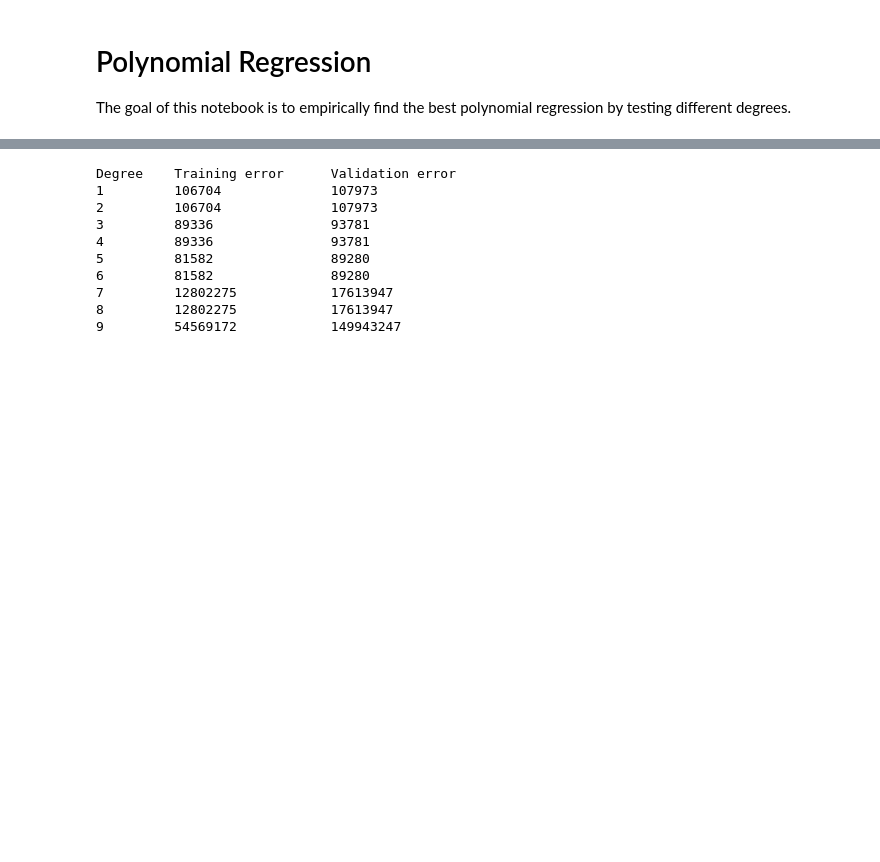
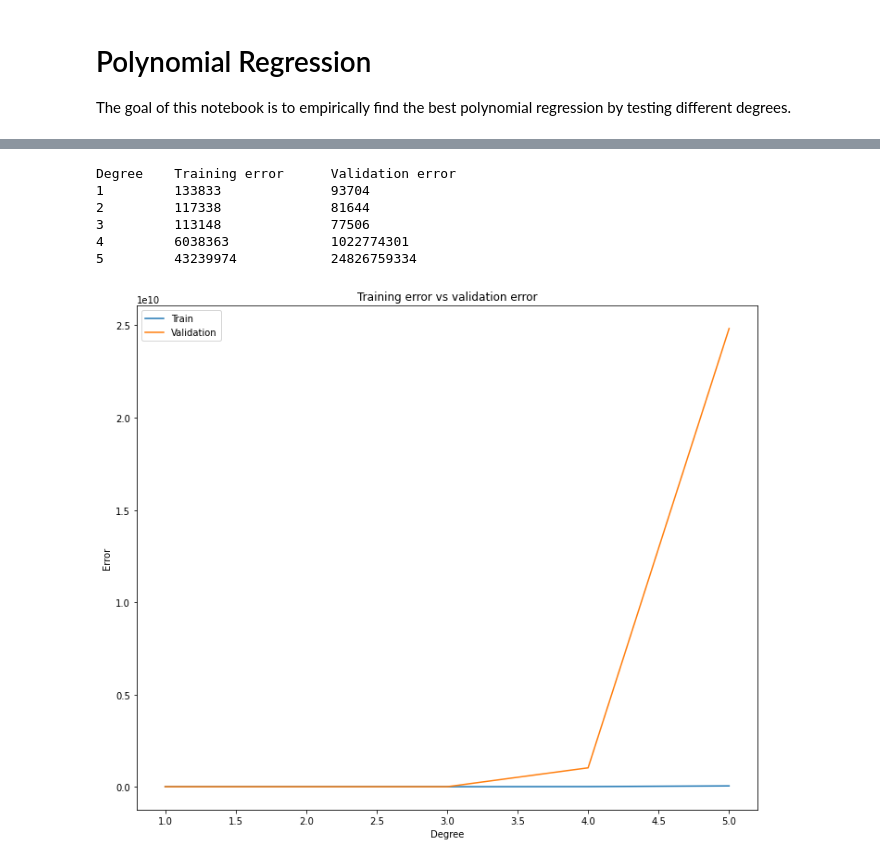
Before and after one commit to Sakkov/OMXH25-Prediction, a Jupyter notebook: Model1_Polynomial Regression.ipynb, the cells around one changed output, grey strips where cells are left out. Drawn from its saved outputs; the diff is of its cells as text; code cells hidden in the pictures; blank space fills up the shorter version.

Commit message:
update features corrected model visualized

```diff
--- a/Model1_Polynomial Regression.ipynb
+++ b/Model1_Polynomial Regression.ipynb
@@ -36,14 +35,14 @@ Selecting the features(X) and the label(y)
     Features: "Time", "Cases", "old_Close"
 """
 
-y = df["Close"].to_numpy()
-X = df[["Time","Cases","old_Close"]].to_numpy().reshape(-1,3)
+y = df["next_Close"].to_numpy()
+X = df[["Time","Cases","Close"]].to_numpy().reshape(-1,3)
 # %%
 # Split the dataset into a training set and a validation set
 X_train, X_val, y_train, y_val = train_test_split(X, y, test_size=0.33, random_state=42) #The answer
 
 # Define a list of polynomial degrees
-degrees = list(range(1,10))
+degrees = list(range(1,6))
 
 # These variables are for storing the errors for each polynomial degree
 tr_errors = []
@@ -66,21 +65,27 @@ for i, degree in enumerate(degrees):
 
     tr_errors.append(tr_error)
     val_errors.append(val_error)
-
-    tr_errors.append(tr_error)
-    val_errors.append(val_error)
 # %%
 print("{:<10s}{:<20s}{:<20s}".format("Degree", "Training error", "Validation error"))
 for i in range(len(degrees)):
     print("{:<10d}{:<20.0f}{:<20.0f}".format(degrees[i], tr_errors[i], val_errors[i]))
 # %% [output]
 Degree    Training error      Validation error
-1         106704              107973
-2         106704              107973
-3         89336               93781
-4         89336               93781
-5         81582               89280
-6         81582               89280
-7         12802275            17613947
-8         12802275            17613947
-9         54569172            149943247
+1         133833              93704
+2         117338              81644
+3         113148              77506
+4         6038363             1022774301
+5         43239974            24826759334
+# %%
+plt.figure(figsize=(12, 10))
+
+plt.plot(degrees, tr_errors, label = 'Train')
+plt.plot(degrees, val_errors,label = 'Validation')
+plt.legend(loc = 'upper left')
+
+plt.xlabel('Degree')
+plt.ylabel('Error')
+plt.title('Training error vs validation error')
+plt.show()
+# %% [output]
+[figure, added]
```
Also changed, not shown: parts of 3 cells of this notebook, 2 other files.
